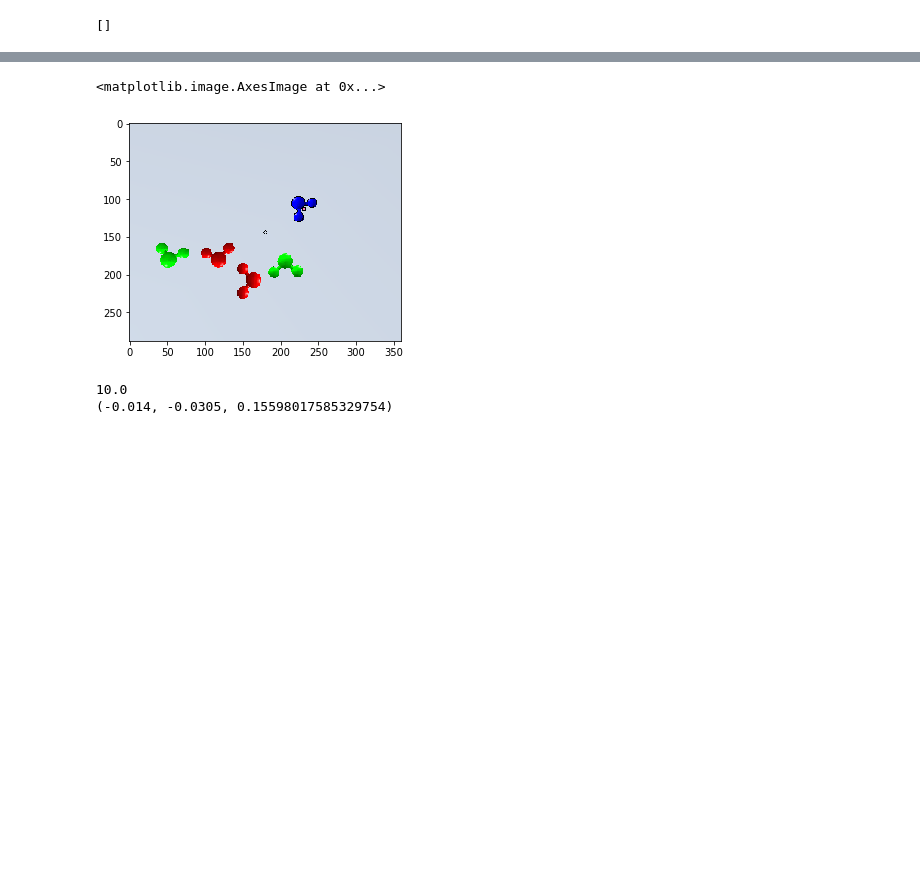
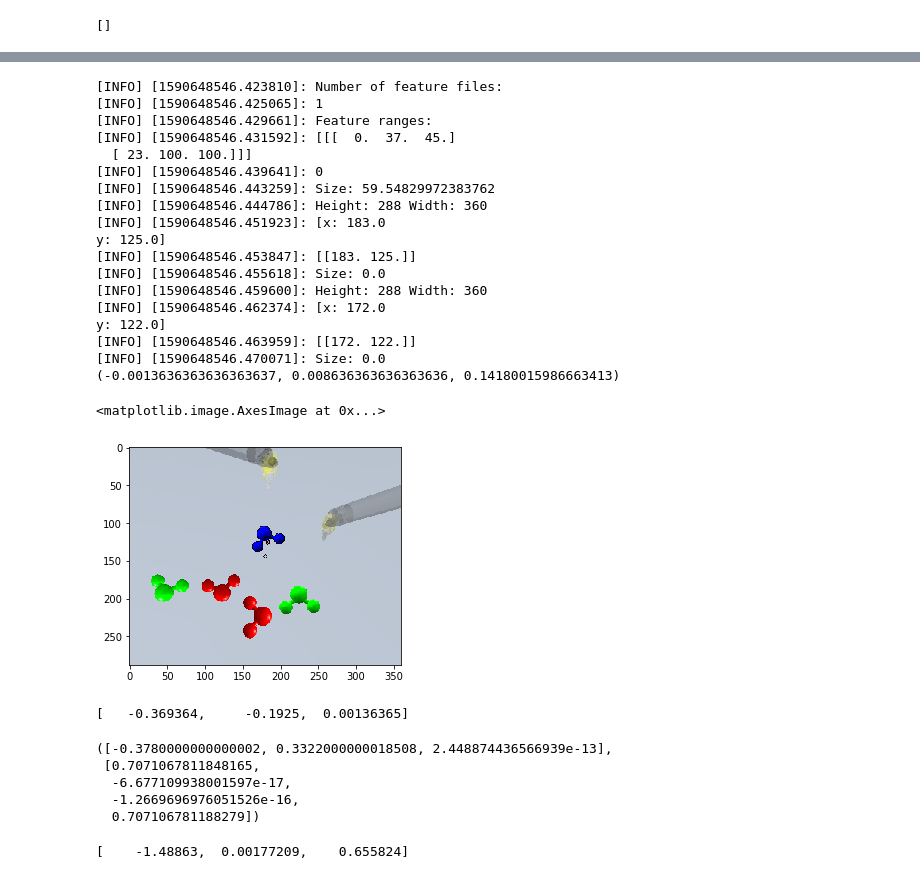
Before and after one commit to jordanzliu/dvrk_pickandplace, a Jupyter notebook: pick_and_place_experiments.ipynb, the cells around one changed output, grey strips where cells are left out. Drawn from its saved outputs; the diff is of its cells as text; code cells hidden in the pictures; blank space fills up the shorter version.

```diff
--- a/pick_and_place_experiments.ipynb
+++ b/pick_and_place_experiments.ipynb
@@ -218,7 +189,0 @@ plt.imshow(left_frame)
-# %%
-right_frame_rectified = deepcopy(right_frame)
-left_cam.rectifyImage(right_frame, right_frame_rectified)
-plt.imshow(right_frame_rectified)
-# %% [output]
-<matplotlib.image.AxesImage at 0x...>
-[figure, removed]
@@ -253,12 +189,0 @@ def publish_marker(point, frame, marker_id):
-# %%
-stereocam = image_geometry.StereoCameraModel()
-stereocam.fromCameraInfo(left_camera_info, right_camera_info)
-disparity = abs(left_feat_pts[0][0] - right_feat_pts[0][0])
-print(disparity)
-ball_pos_cam = stereocam.projectPixelTo3d(left_feat_pts[0], disparity)
-# opencv coordinates are left handed and ROS coordinates are right handed!!!!!!!! WTF
-ball_pos_cam = (ball_pos_cam[1], - ball_pos_cam[0], ball_pos_cam[2])
-print(ball_pos_cam)
-# %% [output]
-10.0
-(-0.014, -0.0305, 0.15598017585329754)
@@ -270,0 +190,55 @@ def tfl_to_pykdl_frame(tfl_frame):
+# %%
+pick_and_place_utils = None
+from pick_and_place_utils import get_feat_position_and_img, tf_to_pykdl_frame, PSM_J1_TO_BASE_LINK_TF
+
+stereo_cam = image_geometry.StereoCameraModel()
+stereo_cam.fromCameraInfo(left_camera_info, right_camera_info)
+ball_pos_cam, left_frame = get_feat_position_and_img(left_image_msg, right_image_msg, stereo_cam)
+print(ball_pos_cam)
+plt.imshow(left_frame)
+# %% [output]
+[INFO] [1590648546.423810]: Number of feature files:
+[INFO] [1590648546.425065]: 1
+[INFO] [1590648546.429661]: Feature ranges:
+[INFO] [1590648546.431592]: [[[  0.  37.  45.]
+  [ 23. 100. 100.]]]
+[INFO] [1590648546.439641]: 0
+[INFO] [1590648546.443259]: Size: 59.54829972383762
+[INFO] [1590648546.444786]: Height: 288 Width: 360
+[INFO] [1590648546.451923]: [x: 183.0
+y: 125.0]
+[INFO] [1590648546.453847]: [[183. 125.]]
+[INFO] [1590648546.455618]: Size: 0.0
+[INFO] [1590648546.459600]: Height: 288 Width: 360
+[INFO] [1590648546.462374]: [x: 172.0
+y: 122.0]
+[INFO] [1590648546.463959]: [[172. 122.]]
+[INFO] [1590648546.470071]: Size: 0.0
+(-0.0013636363636363637, 0.008636363636363636, 0.14180015986663413)
+<matplotlib.image.AxesImage at 0x...>
+[figure, added]
+# %%
+ball_pos_cam = PyKDL.Vector(*ball_pos_cam)
+tf_cam_to_jp21 = tf_to_pykdl_frame(tf_listener.lookupTransform('ecm_pitch_link_1', 'camera', rospy.Time()))
+ball_pos_jp21 = tf_cam_to_jp21 * ball_pos_cam
+ball_pos_jp21
+# %% [output]
+[   -0.369364,     -0.1925,  0.00136365]
+# %%
+# did this to confirm that the /tf transforms provided by dVRK are within margin of error of
+# actual sim coordinates
+tf_insertion_to_jp21 = tf_listener.lookupTransform('ecm_pitch_link_1', 'ecm_insertion_link', rospy.Time())
+tf_insertion_to_jp21
+# %% [output]
+([-0.3780000000000002, 0.3322000000018508, 2.448874436566939e-13],
+ [0.7071067811848165,
+  -6.677109938001597e-17,
+  -1.2669696976051526e-16,
+  0.707106781188279])
+# %%
+tf_jp21_to_world = tf_to_pykdl_frame(tf_listener.lookupTransform('world', 'Jp21_ECM', rospy.Time()))
+ball_pos_world = tf_jp21_to_world * ball_pos_jp21
+# i'm a winner
+ball_pos_world
+# %% [output]
+[    -1.48863,  0.00177209,    0.655824]
```
Also changed, not shown: parts of 29 cells of this notebook, 4 other files.
